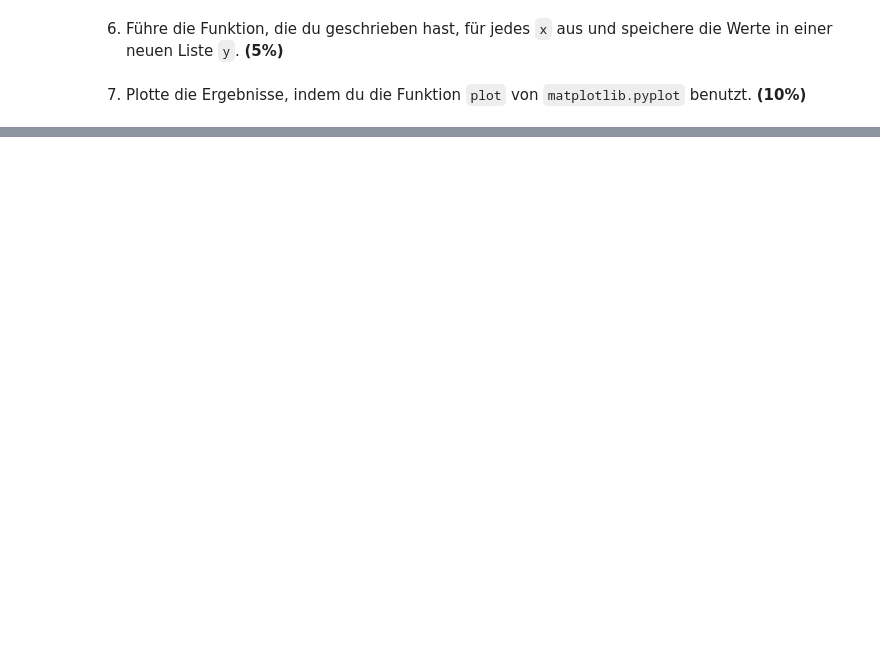
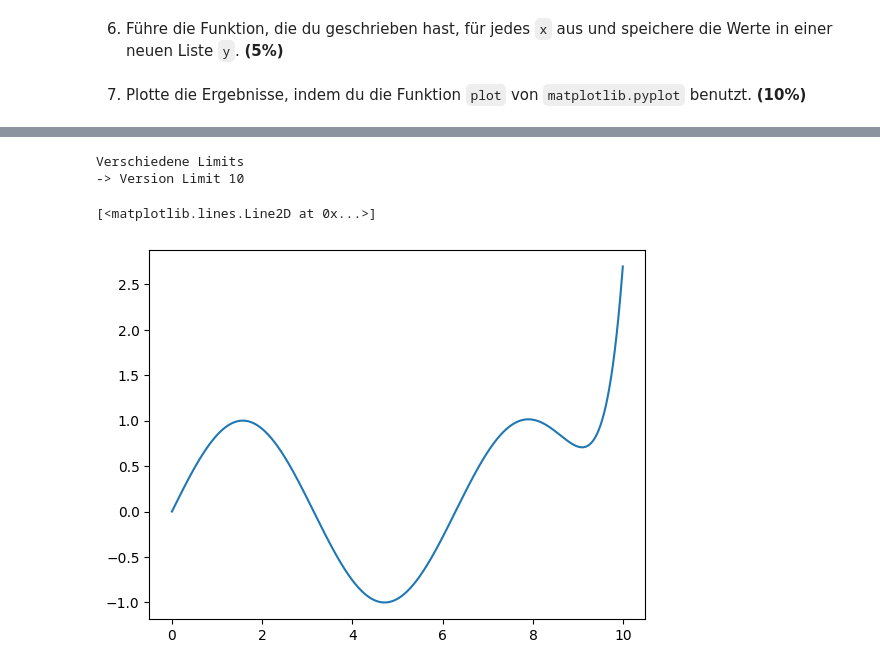
Before and after one commit to dfgsteam/data-science_basics, a Jupyter notebook: task01/Solutions.ipynb, the cells around one changed output, grey strips where cells are left out. Drawn from its saved outputs; the diff is of its cells as text; code cells hidden in the pictures; blank space fills up the shorter version.

```diff
--- a/task01/Solutions.ipynb
+++ b/task01/Solutions.ipynb
@@ -58,0 +76,12 @@ print(executeList())
+# %%
+x = newList()
+# %%
+print("Verschiedene Limits")
+
+print("-> Version Limit 10")
+plt.plot(x, executeList(lim=(10**1)))
+# %% [output]
+Verschiedene Limits
+-> Version Limit 10
+[<matplotlib.lines.Line2D at 0x...>]
+[figure, added]
```
Also changed, not shown: parts of 15 cells of this notebook.
